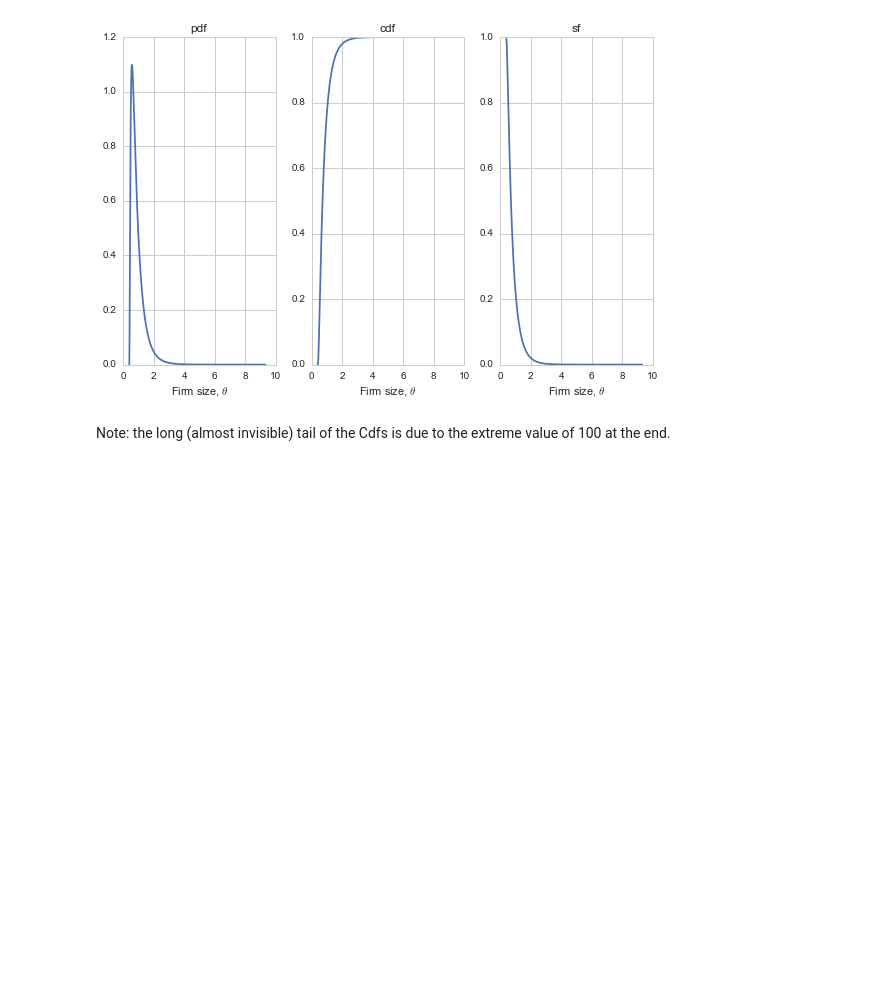
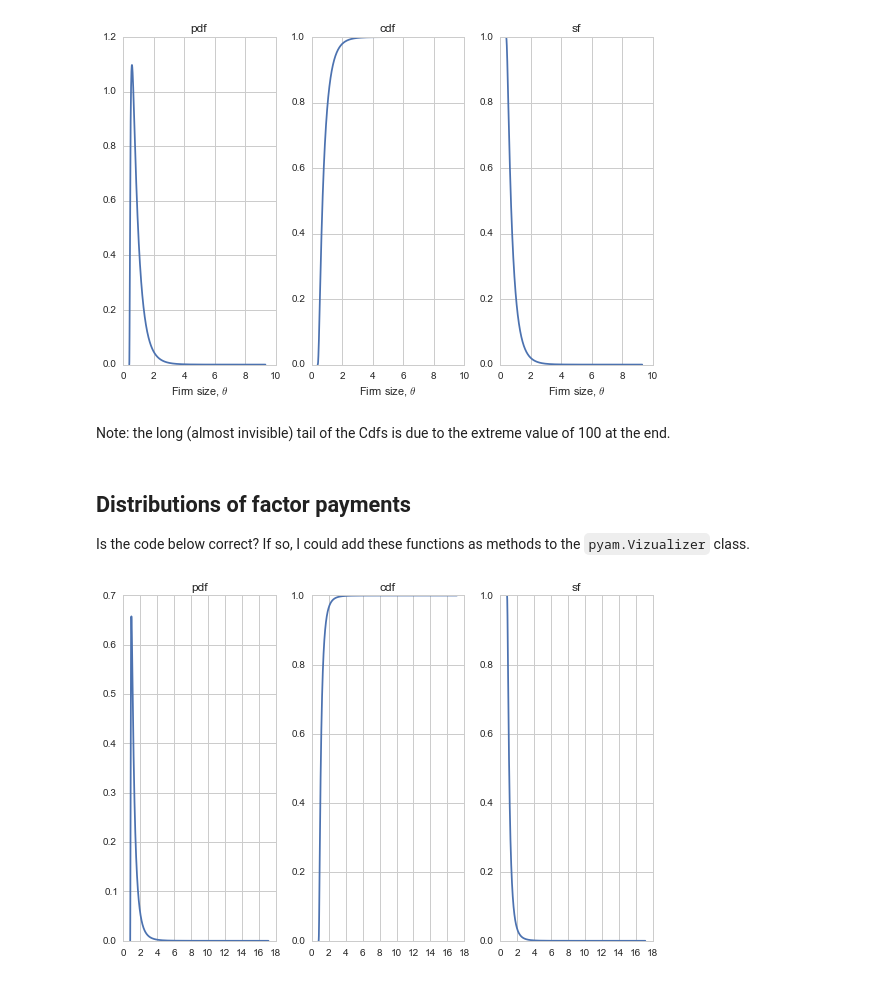
Before and after one commit to davidrpugh/assortative-matching, a Jupyter notebook: examples/positive-assortative-matching.ipynb, the cells around one changed output. Cells and saved outputs as stored; diff of their text form; code cells hidden in the pictures; blank space fills up the shorter version.

```diff
--- a/examples/positive-assortative-matching.ipynb
+++ b/examples/positive-assortative-matching.ipynb
@@ -198,3 +210,44 @@ plt.show()
 [figure]
 # %% [markdown]
 Note: the long (almost invisible) tail of the Cdfs is due to the extreme value of 100 at the end.
+# %% [markdown]
+## Distributions of factor payments
+
+Is the code below correct? If so, I could add these functions as methods to the `pyam.Vizualizer` class.
+# %%
+# these will not work for variable=theta...but I think they should work for the others
+def compute_pdf(viz, variable):
+    """Compute the pdf for a variable given a vizualizer."""
+    sorted_data = viz.solution.sort(variable, ascending=True, inplace=False)
+    pdf = viz.solver.problem.input1.evaluate_pdf(sorted_data.index.values)
+    return pdf
+
+def compute_cdf(pdf):
+    """Compute the cdf given a pdf."""
+    cdf = pdf.cumsum() / pdf.sum()
+    return cdf
+
+def compute_sf(cdf):
+    """Compute the sf given the cdf."""
+    sf = 1 - cdf
+    return sf
+# %%
+w_pdf = compute_pdf(viz, "factor_payment_1")
+w_cdf = compute_cdf(w_pdf)
+w_sf = compute_sf(w_cdf)
+
+fig, axes = plt.subplots(1, 3)
+w = viz.solution.factor_payment_1.sort(inplace=False)
+axes[0].plot(w, w_pdf)
+axes[0].set_title(r'pdf')
+
+axes[1].plot(w, w_cdf)
+axes[1].set_title(r'cdf')
+
+axes[2].plot(w, w_sf)
+axes[2].set_title(r'sf')
+
+plt.tight_layout()
+plt.show()
+# %% [output]
+[figure, added]
```
Also changed, not shown: parts of 9 cells of this notebook.
